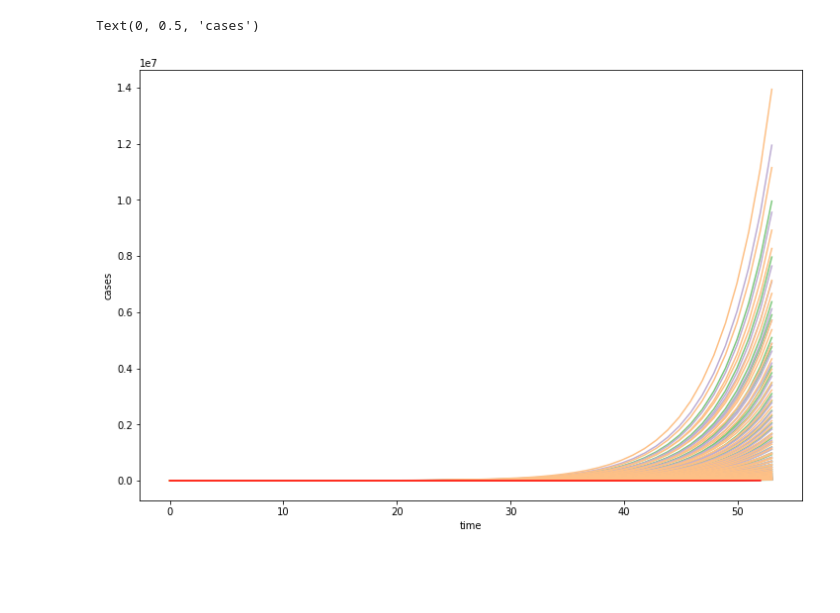
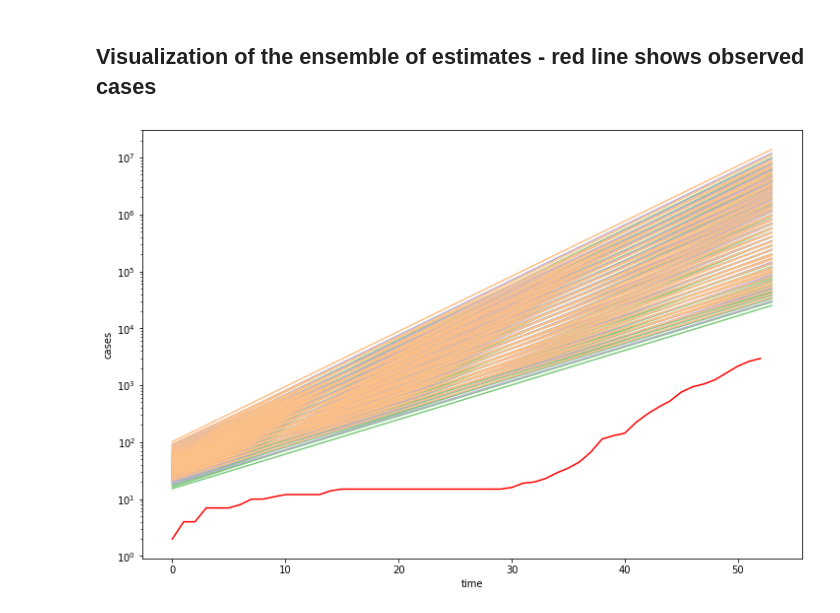
Before and after one commit to KathyHaem/WirVsVirusDunkelzifferRadar, a Jupyter notebook: worker/nbs/expModel_Germany.ipynb, the cells around one changed output. Drawn from its saved outputs; the diff is of its cells as text; code cells hidden in the pictures; blank space fills up the shorter version.

```diff
--- a/worker/nbs/expModel_Germany.ipynb
+++ b/worker/nbs/expModel_Germany.ipynb
@@ -29,29 +44,28 @@ df.tage = df.tage / np.timedelta64(1, 'D')
+# %% [markdown]
+## Visualization of the ensemble of estimates - red line shows observed cases
 # %%
 plt.figure(figsize=(12,8))
 
 x = np.linspace(0, len(df.tage), len(df.tage))
 color_wheel = ['#7fc97f','#beaed4','#fdc086','#386cb0','#ffff99']
 
 a = df.anzahlfall[0]
 country_coef = [2.5,3,3.5]
 time_delay   = np.arange(8,13,1)
 growth_rate  = np.arange(1.15, 1.25, .01)
 
 adam = np.zeros((len(country_coef), len(time_delay), len(growth_rate), len(df.tage)))
 
 for c, coef in enumerate(country_coef):
     for t, days in enumerate(time_delay):
         for b, rate in enumerate(growth_rate):
             adam[c, t, b, :] = exponential_model(x, coef*a , rate, days)
             plt.plot(x, adam[c, t, b, :], color_wheel[c])
 
-x = df.tage
-y = df.anzahlfall
-plt.plot(x, y, 'r', 2, label='Germany')
+plt.plot(df.tage, df.anzahlfall, 'r', 2, label='Germany')
 
 plt.xlabel('time')
 plt.ylabel('cases')
-#plt.yscale('log')
+plt.yscale('log')
 # %% [output]
-Text(0, 0.5, 'cases')
-[figure, old version]
+[figure, new version]
```
Also changed, not shown: parts of 17 cells of this notebook, 3 other files.
